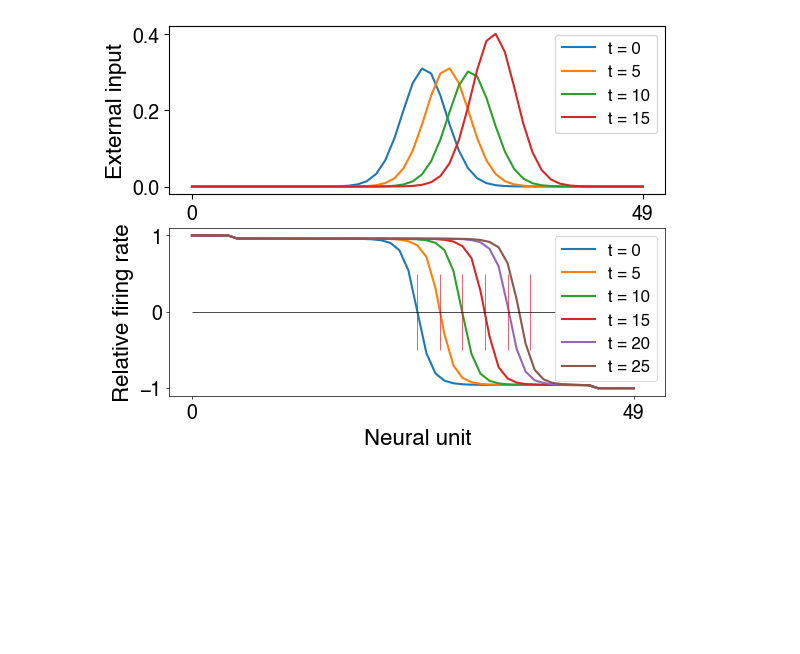
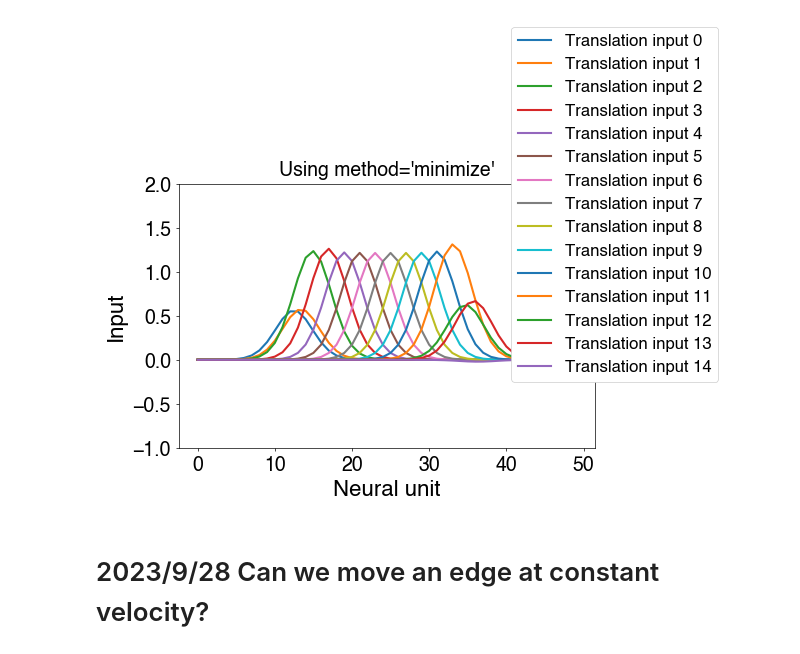
Before and after one commit to Collective-Logic-Lab/laplace-decisions, a Jupyter notebook: develop-translation-operator.ipynb, the cells around one changed output. Cells and saved outputs as stored; diff of their text form; code cells hidden in the pictures; blank space fills up the shorter version.

```diff
--- a/develop-translation-operator.ipynb
+++ b/develop-translation-operator.ipynb
@@ -190,26 +229,16 @@ Text(0.5, 0, 'Neural unit')
-# %%
-# input plot
-plt.subplot(2,1,1)
-for t in range(0,20,5):
-    plt.plot(translation_input_time_varying[int(t/delta_t)],label='t = {}'.format(t))
-plt.legend()
-plt.xticks(ticks=[0,N-1],labels=[0,N-1])
-plt.ylabel('External input')
-plt.xlabel('Neural unit')
-
-# firing rate plot
-plt.subplot(2,1,2)
-for t in range(0,30,5):
-    plt.plot(rates.loc[t],label="t = {}".format(t))
-    plt.vlines([center+delta_n*t],-0.5,0.5,color='C3',lw=0.5)
-plt.hlines(0,0,50,color='k',lw=0.5)
-
-plt.xlabel('Neural unit')
-plt.ylabel('Relative firing rate')
-leg = plt.legend(framealpha=1)
-plt.xticks(ticks=[0,N-1],labels=[0,N-1]);
-defaultFigure.makePretty(leg=leg)
-
-plt.savefig('230928_move_edge_constant_velocity.pdf')
-# %% [output]
-[figure, removed]
+# %%
+# using method='minimize'
+translation_input_list_minimize = np.diff(fp_list_minimize,axis=0)
+for i,trans_input in enumerate(translation_input_list_minimize[5:20]):
+    plt.plot(trans_input,label='Translation input {}'.format(i))
+plt.xlabel('Neural unit')
+plt.ylabel('Input')
+leg = plt.legend(loc=(0.8,0.25),framealpha=1)
+defaultFigure.makePretty(leg)
+plt.subplots_adjust(left=0.15,right=0.8,bottom=0.25,top=0.8)
+plt.axis(ymin=-1,ymax=+2)
+plt.title("Using method='minimize'");
+# %% [output]
+[figure, added]
+# %% [markdown]
+# 2023/9/28 Can we move an edge at constant velocity?
```
Also changed, not shown: parts of 23 cells of this notebook.
